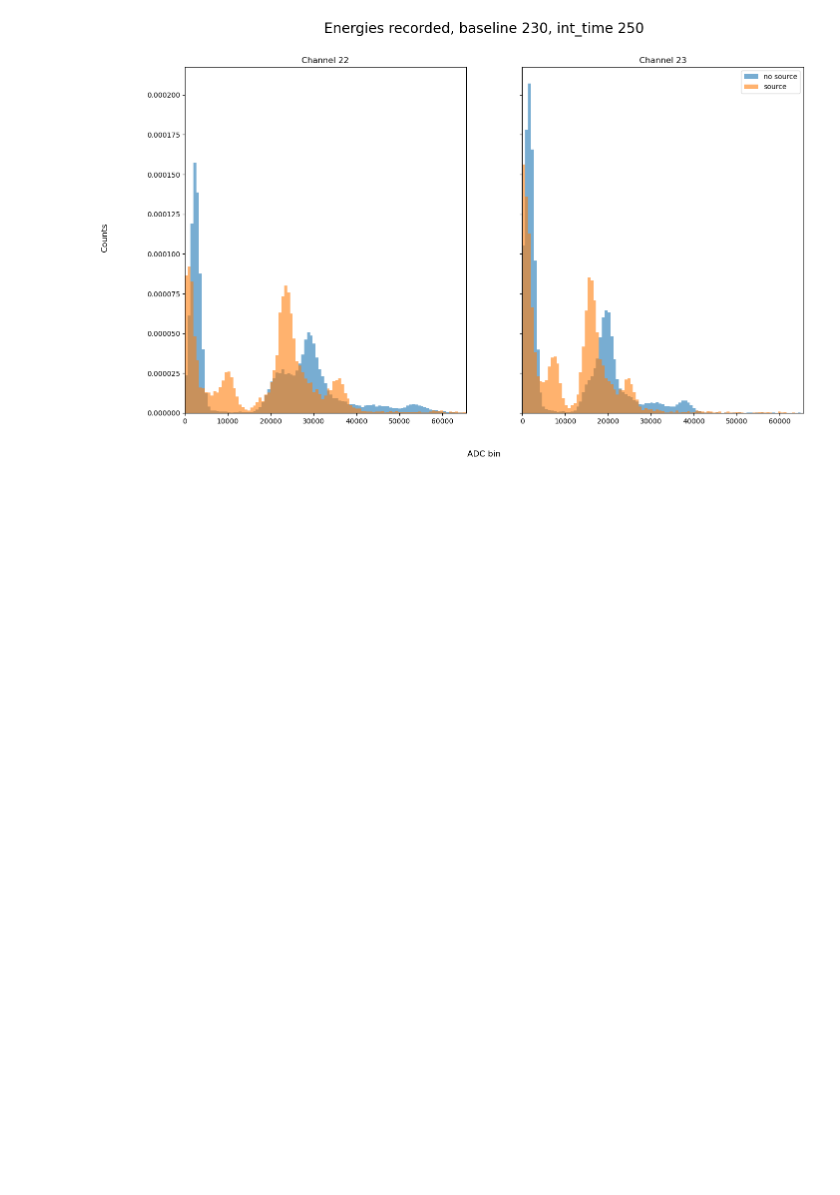
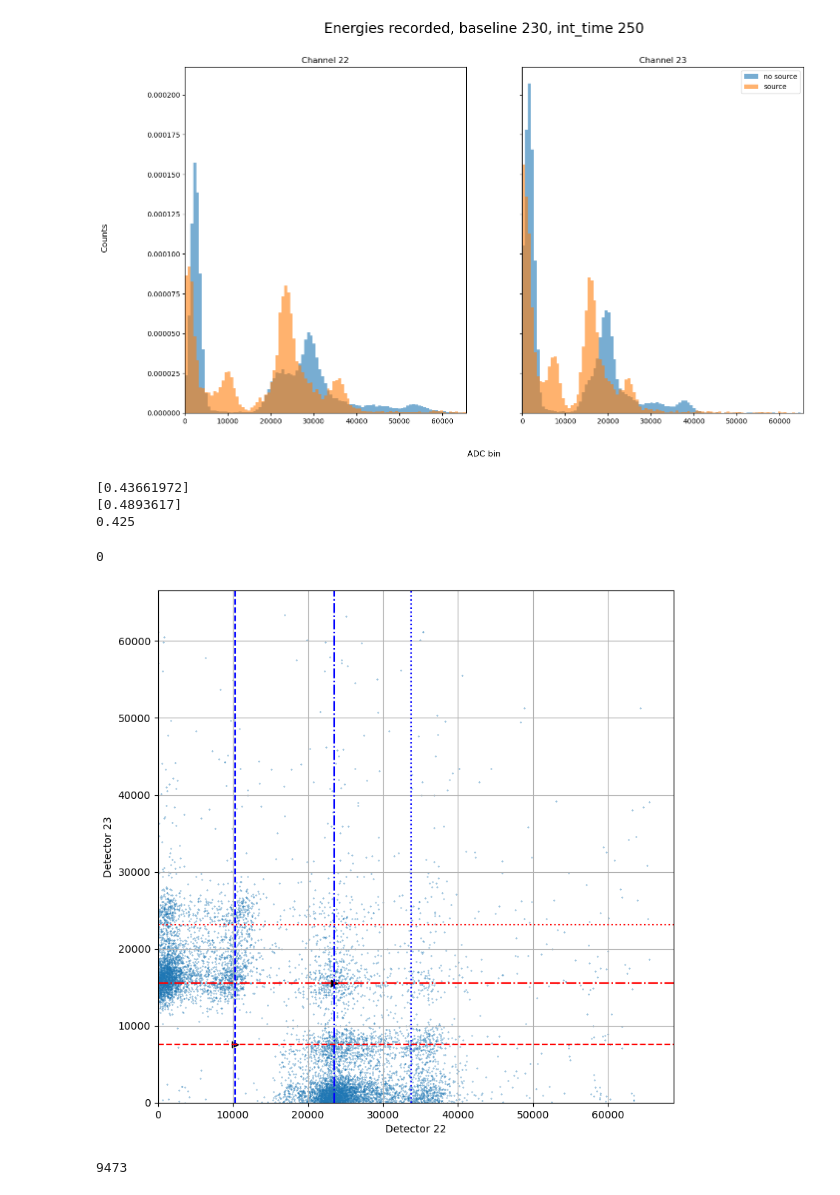
Before and after one commit to villano-lab/R76Firmware, a Jupyter notebook: plots/CustomPacketTest.ipynb, the cells around one changed output. Cells and saved outputs as stored; diff of their text form; code cells hidden in the pictures; blank space fills up the shorter version.

```diff
--- a/plots/CustomPacketTest.ipynb
+++ b/plots/CustomPacketTest.ipynb
@@ -76,10 +76,13 @@ Text(0.5, 0.98, 'Energies recorded, baseline 230, int_time 250')
 # %%
 fig, ax = plt.subplots(1,2,sharey=True,figsize=(16,9))
 
+det22 = data_b230[data_b230[" word label"].str.contains("22")][" value"]
+det23 = data_b230[data_b230[" word label"].str.contains("23")][" value"]
+
 ax[0].hist(data_no[data_no["word label"].str.contains("22")]["value"],bins=bins,alpha=0.6,label="no source",density=True)
-ax[0].hist(data_b230[data_b230[" word label"].str.contains("22")][" value"],bins=bins,alpha=0.6,label="source",density=True)
+h22 = ax[0].hist(det22,bins=bins,alpha=0.6,label="source",density=True)
 ax[1].hist(data_no[data_no["word label"].str.contains("23")]["value"],bins=bins,alpha=0.6,label="no source",density=True)
-ax[1].hist(data_b230[data_b230[" word label"].str.contains("23")][" value"],bins=bins,alpha=0.6,label="source",density=True)
+h23 = ax[1].hist(det23,bins=bins,alpha=0.6,label="source",density=True)
 ax[0].set_title("Channel 22"); ax[1].set_title("Channel 23")
 
 ax[0].set_xlim(min(bins),max(bins))
@@ -92,3 +95,47 @@ plt.suptitle("Energies recorded, baseline 230, int_time 250",size=20)
 plt.show()
 # %% [output]
 [figure]
+# %%
+h22x = (h22[1][:-1] + h22[1][1:])/2
+lo22 = h22x[h22[0] == max(h22[0][(h22x > 5000) & (h22x < 20000)])]
+hi22 = h22x[h22[0] == max(h22[0][h22x > 15000])]
+print(lo22/hi22)
+
+h23x = (h23[1][:-1] + h23[1][1:])/2
+lo23 = h23x[h23[0] == max(h23[0][(h23x > 5000) & (h23x < 10000)])]
+hi23 = h23x[h23[0] == max(h23[0][h23x > 15000])]
+print(lo23/hi23)
+
+print(510/1200)
+# %% [output]
+[0.43661972]
+[0.4893617]
+0.425
+# %%
+file = pd.read_csv("data/test_custom_packet_baseline230.csv",usecols=[" word label"," value"])
+file = file[file[" word label"].str.contains("trig")]
+print(len(file[file[" value"] > 2]))
+# %% [output]
+0
+# %%
+fig = plt.figure(figsize=(9,9))
+plt.scatter(det22,det23,s=0.1,label="Data")
+plt.axvline(lo22,linestyle='--',color='b')
+plt.axvline(hi22,linestyle='-.',color='b')
+plt.axvline(lo22+hi22,linestyle=':',color='b')
+plt.axhline(lo23,linestyle='--',color='r')
+plt.axhline(hi23,linestyle='-.',color='r')
+plt.axhline(lo23+hi23,linestyle=':',color='r')
+plt.scatter(lo22,lo23,marker='>',color='k'); plt.scatter(hi22,hi23,marker='>',color='k')
+plt.xlim(0); plt.ylim(0)
+plt.xlabel("Detector 22"),plt.ylabel("Detector 23")
+plt.grid(visible=True);
+#plt.grid(visible=True,which='minor',linewidth=5,color='r') #doesn't work blargh
+#plt.legend()
+plt.show()
+# %% [output]
+[figure, added]
+# %%
+print(len(det22))
+# %% [output]
+9473
```
Also changed, not shown: 18 other files.
